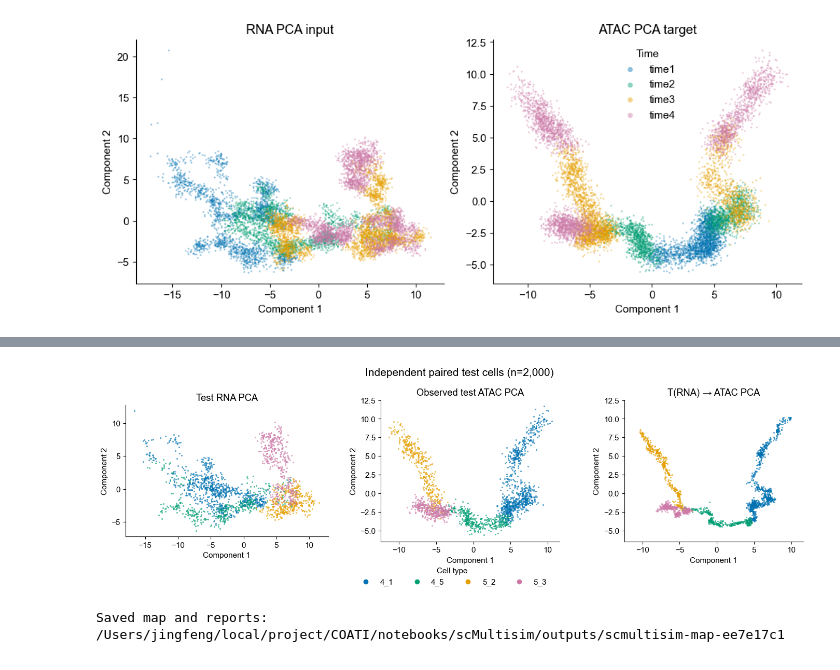
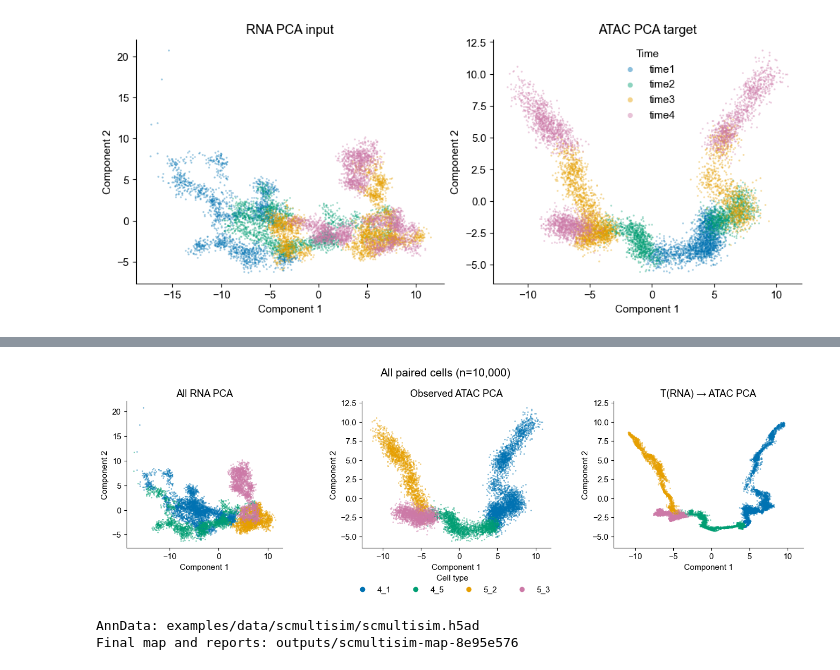
Before and after one commit to shankswang953/COATI_website, a Jupyter notebook: docs/tutorials/scMultisim/train_t.ipynb, the cells around one changed output, grey strips where cells are left out. Cells and saved outputs as stored; diff of their text form; code cells hidden in the pictures.

Commit message:
Publish five-fold scMultiSim map tutorial

```diff
--- a/docs/tutorials/scMultisim/train_t.ipynb
+++ b/docs/tutorials/scMultisim/train_t.ipynb
@@ -7,7 +7,6 @@ No pretrained map is loaded. We first assemble paired AnnData, then fit and inde
 # %%
 from pathlib import Path
 from urllib.request import urlretrieve
-import hashlib
 import json
 import uuid
 
@@ -29,12 +28,11 @@ plt.rcParams.update({"font.family": "Arial", "font.size": 11})
 TIME_KEYS = ("time1", "time2", "time3", "time4")
 TIME_VALUES = np.arange(4, dtype=float)
 RAW_DATA_BASE_URL = "https://raw.githubusercontent.com/shankswang953/COATI/main/examples/data/scmultisim"
-DATA_SHA256 = {
-    "all_time_scRNA_pca.npz": "6909f00854f10eaa2a8e2f287fb04659583baab3318392e1fb4b5e0ff40f15a6",
-    "all_time_scATAC_pca.npz": "57f2b3c6d717906bea4b1e97817173dc25d1ff1d5cde44c45011609c7f298a38",
-    "all_time_celltype.npz": "395799e00d8ded2ef48c4d65fcd457419a2e25fab759ff9a8bc1bdb92d37b6ab",
-}
-cache_dir = Path("outputs") / "scmultisim-data"
+SOURCE_FILES = (
+    "all_time_scRNA_pca.npz",
+    "all_time_scATAC_pca.npz",
+    "all_time_celltype.npz",
+)
 run_dir = Path("outputs") / ("scmultisim-map-" + uuid.uuid4().hex[:8])
 device = torch.device("cuda" if torch.cuda.is_available() else
                       "mps" if torch.backends.mps.is_available() else "cpu")
@@ -192,13 +228,24 @@ Best epoch: 137 | completed: 187 | validation: passed
 # %%
-history = pd.read_json(run_dir / "map" / "history.json")
+all_paired = ct.TemporalData.from_anndata(
+    cells, obsm_key="X_pca", secondary_obsm_key="X_atac"
+)
+T, map_report = train_map(
+    all_paired, kind="mlp", config=map_config,
+    directory=run_dir / "final_map", device=device, seed=0, verbose=True,
+)
+history = pd.read_json(run_dir / "final_map" / "history.json")
+
 fig, ax = plt.subplots(figsize=(7.2, 3.8), layout="constrained")
 ax.plot(history["epoch"], history["train_standardized_mse"], label="Training")
 ax.plot(history["epoch"], history["validation_standardized_mse"], label="Validation")
 ax.axvline(map_report["best_epoch"], color="#D55E00", linestyle="--",
            linewidth=1.2, label="Selected checkpoint")
 ax.set(xlabel="Epoch", ylabel="Standardized MSE",
-       title="RNA → ATAC map training", yscale="log")
+       title="Final RNA → ATAC map", yscale="log")
 ax.spines[["top", "right"]].set_visible(False)
 ax.legend(frameon=False)
 plt.show()
+print("Best epoch:", map_report["best_epoch"],
+      "| completed:", map_report["epochs_completed"],
+      "| validation:", map_report["status"])
 # %% [output]
@@ -251,48 +273,49 @@ Overall paired RMSE: 0.7257
 Exact checkpoint reload: passed
 # %%
-coordinates = [x[test_rows, :2], y[test_rows, :2], predicted[:, :2]]
-titles = ["Test RNA PCA", "Observed test ATAC PCA", "T(RNA) → ATAC PCA"]
-test_celltypes = cells.obs["celltype"].astype(str).to_numpy()[test_rows]
-celltype_names = sorted(np.unique(test_celltypes))
+coordinates = [x[:, :2], y[:, :2], mapped_atac[:, :2]]
+titles = ["All RNA PCA", "Observed ATAC PCA", "T(RNA) → ATAC PCA"]
+celltype_names = sorted(np.unique(celltypes))
 celltype_palette = dict(zip(celltype_names, ["#0072B2", "#009E73", "#E69F00", "#CC79A7"]))
 atac_limits = np.vstack(coordinates[1:])
 low, high = atac_limits.min(0), atac_limits.max(0)
 pad = .05 * np.maximum(high-low, 1.)
 
 fig, axes = plt.subplots(1, 3, figsize=(14, 4.4))
 for panel, (ax, points, title) in enumerate(zip(axes, coordinates, titles)):
     for celltype in celltype_names:
-        mask = test_celltypes == celltype
-        ax.scatter(*points[mask].T, s=5, alpha=.65, linewidths=0,
+        mask = celltypes == celltype
+        ax.scatter(*points[mask].T, s=4, alpha=.5, linewidths=0,
                    color=celltype_palette[celltype], rasterized=True)
     ax.set(title=title, xlabel="Component 1", ylabel="Component 2")
     ax.set_aspect("equal", adjustable="box")
     ax.spines[["top", "right"]].set_visible(False)
     if panel:
         ax.set(xlim=(low[0]-pad[0], high[0]+pad[0]),
                ylim=(low[1]-pad[1], high[1]+pad[1]))
 handles = [Line2D([], [], marker="o", linestyle="", color=celltype_palette[name],
                   label=name, markersize=6) for name in celltype_names]
 fig.legend(handles=handles, loc="lower center", ncol=4, frameon=False, title="Cell type")
-fig.suptitle(f"Independent paired test cells (n={len(test_rows):,})", fontsize=15, y=.98)
+fig.suptitle(f"All paired cells (n={cells.n_obs:,})", fontsize=15, y=.98)
 fig.subplots_adjust(left=.04, right=.99, bottom=.22, top=.84, wspace=.20)
 plt.show()
 # %% [output]
-[figure, old version]
+[figure, new version]
 # %%
 summary = {
     "dataset": "scMultiSim",
     "source": "R-generated paired RNA and ATAC; prepared 5D PCA views from MLPVisual.ipynb",
-    "reference_cells": int(len(reference_rows)),
-    "independent_test_cells": int(len(test_rows)),
+    "cells": int(cells.n_obs),
+    "anndata": str(anndata_path),
     "map_kind": "mlp",
     "map_config": map_config.to_dict(),
-    "map_report": map_report,
-    "independent_test": test_quality.reset_index().to_dict(orient="records"),
+    "five_fold_test": fold_quality.to_dict(orient="records"),
+    "final_map_report": map_report,
+    "mapped_all_cells": True,
     "exact_checkpoint_reload": True,
-    "source_sha256": DATA_SHA256,
 }
-(run_dir / "independent_test_report.json").write_text(json.dumps(summary, indent=2) + "\n")
-print("Saved map and reports:", run_dir.resolve())
+(run_dir / "map_report.json").write_text(json.dumps(summary, indent=2) + "\n")
+print("AnnData:", display_path)
+print("Final map and reports:", run_dir)
 # %% [output]
-Saved map and reports: /Users/jingfeng/local/project/COATI/notebooks/scMultisim/outputs/scmultisim-map-ee7e17c1
+AnnData: examples/data/scmultisim/scmultisim.h5ad
+Final map and reports: outputs/scmultisim-map-8e95e576
```
Also changed, not shown: parts of 9 cells of this notebook, 1 other file.
